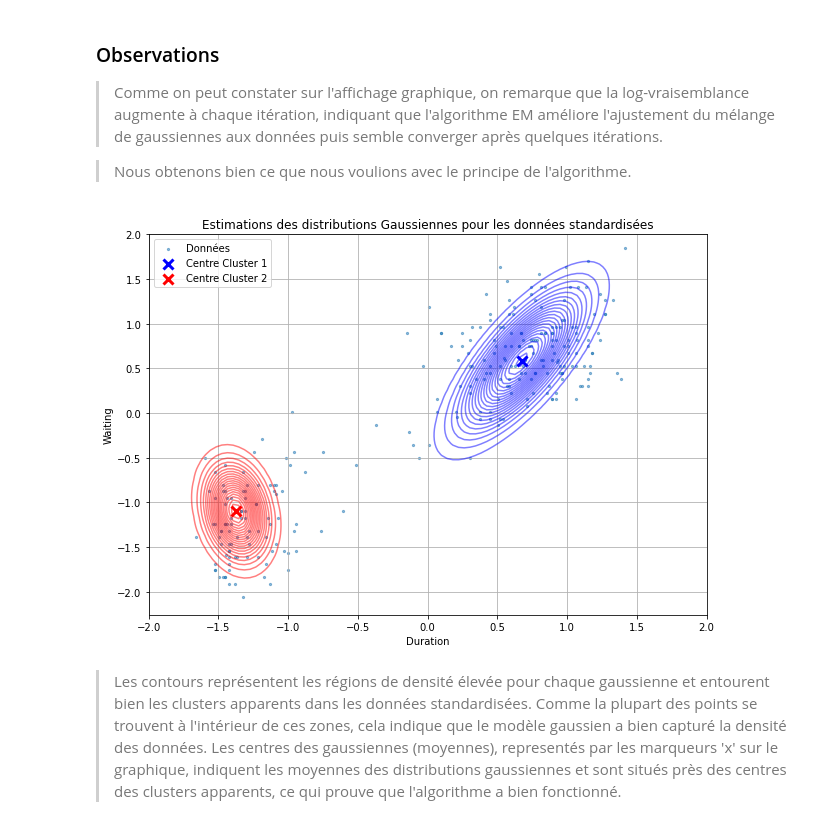
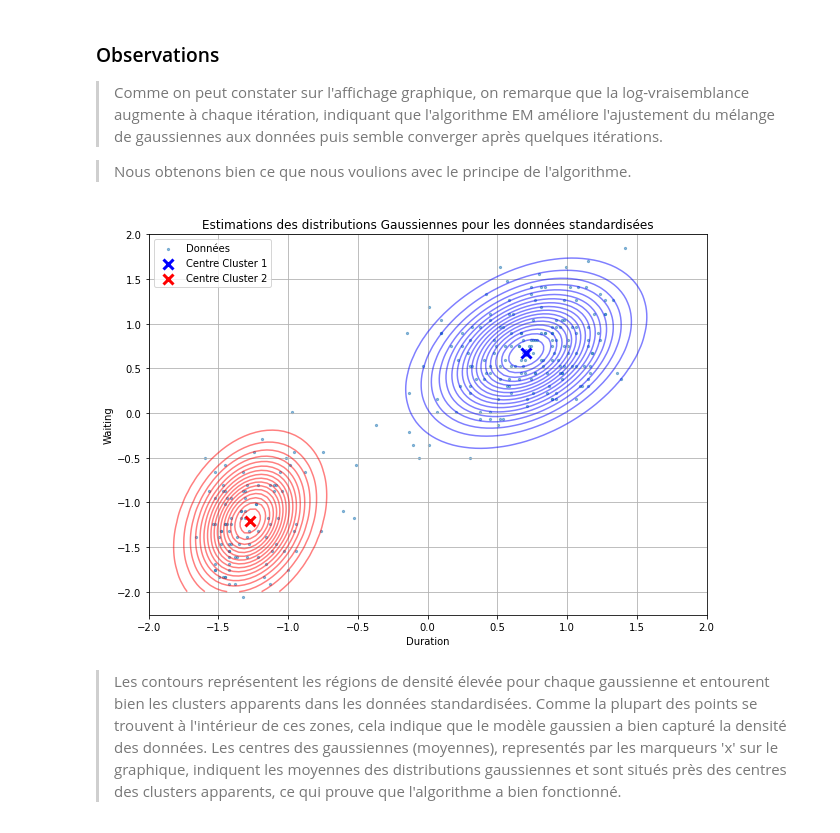
Before and after one commit to benech17/Estimation-SDIA, a Jupyter notebook: tp1_BENICHOU_BONNEFOY.ipynb, the cells around one changed output. Cells and saved outputs as stored; diff of their text form; code cells hidden in the pictures.

```diff
--- a/tp1_BENICHOU_BONNEFOY.ipynb
+++ b/tp1_BENICHOU_BONNEFOY.ipynb
@@ -173,7 +171,7 @@ Afficher l'évolution de la log-vraisemblance en fonction des itérations. Comme
 
 Sur une même figure, afficher le dataset et représenter les estimations des deux lois normales du mélange à l'aide d'un *contour plot*. On pourra utiliser la fonction $\texttt{plt.contour}$.
 # %%
-K = 10
+K = 2
 Niter = 50
 
 log_likelihood_values, final_weights, final_means, final_covariances = EM_algorithm_v1(X_standardized, K, Niter)
@@ -181,7 +179,6 @@ log_likelihood_values, final_weights, final_means, final_covariances = EM_algori
 # Afficher l'évolution de la log-vraisemblance en fonction des itérations.
 
 fig = go.Figure()
-
 # Ajout de la trace pour l'évolution de la log-vraisemblance
 fig.add_trace(go.Scatter(x=list(range(len(log_likelihood_values))),
                          y=log_likelihood_values,
@@ -202,31 +199,31 @@ fig.show()
 # %%
 # Afficher le dataset et les estimations des deux lois normales
 plt.figure(figsize=(10, 7))
 plt.scatter(X_standardized[:, 0], X_standardized[:, 1], s=5, label="Données", alpha=0.5)
 
 # Créer un meshgrid pour le contour plot
 x = np.linspace(-2, 2, 100)  # Ajusté pour les données standardisées
 y = np.linspace(-2, 2, 100)  # Ajusté pour les données standardisées
 X_mesh, Y_mesh = np.meshgrid(x, y)
 pos = np.dstack((X_mesh, Y_mesh))
 
 # Afficher les contours des deux gaussiennes
 colors = ["Blue", "Red"]
 for k in range(2):
     Z = multivariate_normal.pdf(pos, mean=final_means[k], cov=final_covariances[k])
-    plt.contour(X_mesh, Y_mesh, Z, levels=25, alpha=0.5, colors=colors[k])
+    plt.contour(X_mesh, Y_mesh, Z, levels=20, alpha=0.5, colors=colors[k])
 
     # Ajouter le centre de chaque cluster avec des couleurs distinctes
     plt.scatter(final_means[k][0], final_means[k][1], color=colors[k], s=100, marker='x', label=f'Centre Cluster {k+1}', linewidths=3)
 
 plt.title("Estimations des distributions Gaussiennes pour les données standardisées")
 plt.xlabel("Duration")
 plt.ylabel("Waiting")
 plt.legend()
 plt.grid(True)
 plt.show()
 # %% [output]
-[figure, old version]
+[figure, new version]
 # %% [markdown]
 > Les contours représentent les régions de densité élevée pour chaque gaussienne et entourent bien les clusters apparents dans les données standardisées. Comme la plupart des points se trouvent à l'intérieur de ces zones, cela indique que le modèle gaussien a bien capturé la densité des données.
 > Les centres des gaussiennes (moyennes), representés par les marqueurs 'x' sur le graphique, indiquent les moyennes des distributions gaussiennes et sont situés près des centres des clusters apparents, ce qui prouve que l'algorithme a bien fonctionné.
```
Also changed, not shown: parts of 6 cells of this notebook, 1 other file.
